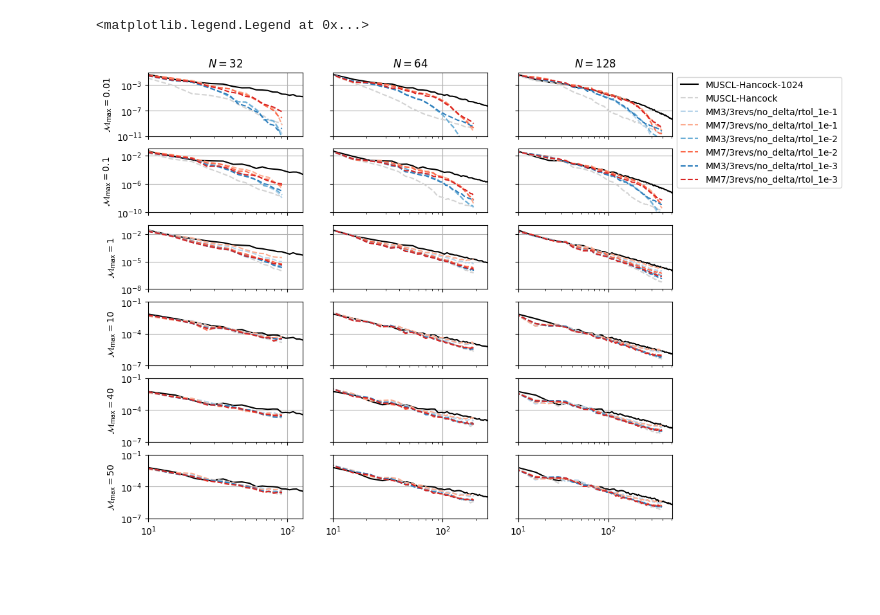
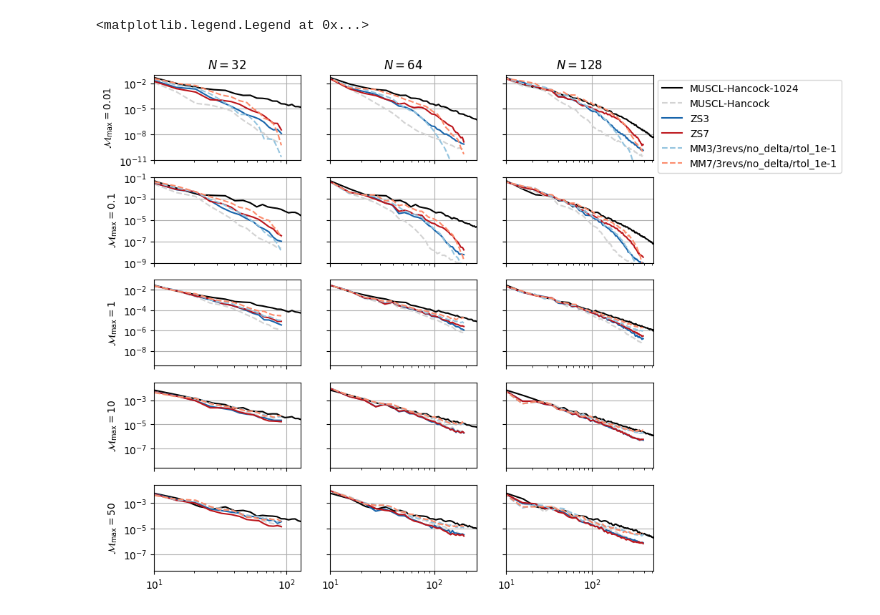
Before and after one commit to jpalafou/superfv, a Jupyter notebook: benchmarks/isotropic-decaying-turbulence/Spectra.ipynb, the cells around one changed output. Saved outputs shown, nothing was run; the diff lists cells and outputs as text; code cells hidden in the pictures; blank space fills up the shorter version.

```diff
--- a/benchmarks/isotropic-decaying-turbulence/Spectra.ipynb
+++ b/benchmarks/isotropic-decaying-turbulence/Spectra.ipynb
@@ -103,7 +103,7 @@ def plot_spectra(sim, ax, style=None, n=-1, M_max=1):
 # %%
 sim_cache = {}
 # %%
-M_max_values = [0.01, 0.1, 1, 10, 40, 50]
+M_max_values = [0.01, 0.1, 1, 10, 50]
 N_values = [32, 64, 128]
 seed = 1
 
@@ -122,11 +122,11 @@ for i, j in product(range(len(M_max_values)), range(len(N_values))):
 for i, M_max in enumerate(M_max_values):
     axs[i, 0].set_ylabel(r"$\mathcal{M}_{\max}" + f"={M_max}$")
 axs[0, 0].set_ylim(1e-11, 1e-1)
-axs[1, 0].set_ylim(1e-10, 1e-1)
-axs[2, 0].set_ylim(1e-8, 1e-1)
-axs[3, 0].set_ylim(1e-7, 1e-1)
-axs[4, 0].set_ylim(1e-7, 1e-1)
-axs[5, 0].set_ylim(1e-7, 1e-1)
+axs[1, 0].set_ylim(1e-9, 1e-1)
+# axs[2, 0].set_ylim(1e-8, 1e-1)
+# axs[3, 0].set_ylim(1e-7, 1e-1)
+# axs[4, 0].set_ylim(1e-7, 1e-1)
+# axs[5, 0].set_ylim(1e-7, 1e-1)
 
 for j, N in enumerate(N_values):
     axs[0, j].set_title(rf"${N=}$")
@@ -138,14 +138,14 @@ cmap2 = plt.get_cmap("Reds")
 styles = {
     "MUSCL-Hancock-1024": dict(color="black"),
     "MUSCL-Hancock": dict(color="lightgrey", linestyle="--"),
-    # "ZS3": dict(color=cmap1(0.7)),
-    # "ZS7": dict(color=cmap2(0.7)),
-    "MM3/3revs/no_delta/rtol_1e-1": dict(color=cmap1(0.3), linestyle="--"),
-    "MM7/3revs/no_delta/rtol_1e-1": dict(color=cmap2(0.3), linestyle="--"),
-    "MM3/3revs/no_delta/rtol_1e-2": dict(color=cmap1(0.5), linestyle="--"),
-    "MM7/3revs/no_delta/rtol_1e-2": dict(color=cmap2(0.5), linestyle="--"),
-    "MM3/3revs/no_delta/rtol_1e-3": dict(color=cmap1(0.7), linestyle="--"),
-    "MM7/3revs/no_delta/rtol_1e-3": dict(color=cmap2(0.7), linestyle="--"),
+    "ZS3": dict(color=cmap1(0.8)),
+    "ZS7": dict(color=cmap2(0.8)),
+    "MM3/3revs/no_delta/rtol_1e-1": dict(color=cmap1(0.4), linestyle="--"),
+    "MM7/3revs/no_delta/rtol_1e-1": dict(color=cmap2(0.4), linestyle="--"),
+    # "MM3/3revs/no_delta/rtol_1e-2": dict(color=cmap1(0.5), linestyle="--"),
+    # "MM7/3revs/no_delta/rtol_1e-2": dict(color=cmap2(0.5), linestyle="--"),
+    # "MM3/3revs/no_delta/rtol_1e-3": dict(color=cmap1(0.7), linestyle="--"),
+    # "MM7/3revs/no_delta/rtol_1e-3": dict(color=cmap2(0.7), linestyle="--"),
 }
 
 for (i, M_max), (j, N), (scheme, style) in product(
@@ -205,3 +205,3 @@ Successfully read simulation output from "/scratch/gpfs/jp7427/out/isotropic-dec
 <matplotlib.legend.Legend at 0x...>
-[figure, old version]
+[figure, new version]
 # %%
```
Also changed, not shown: parts of 4 cells of this notebook, 12 other files.
